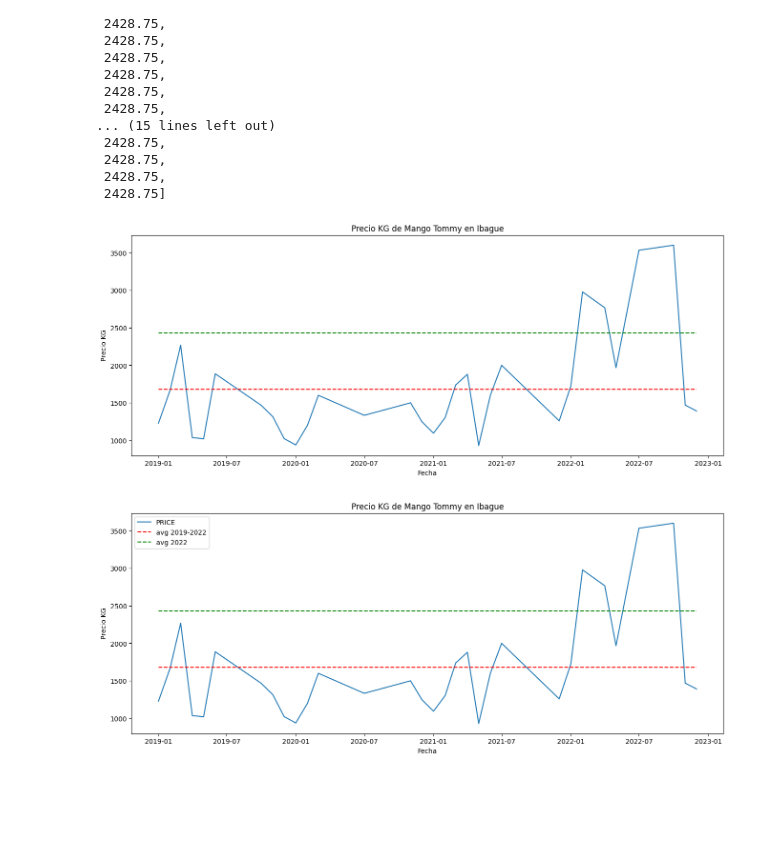
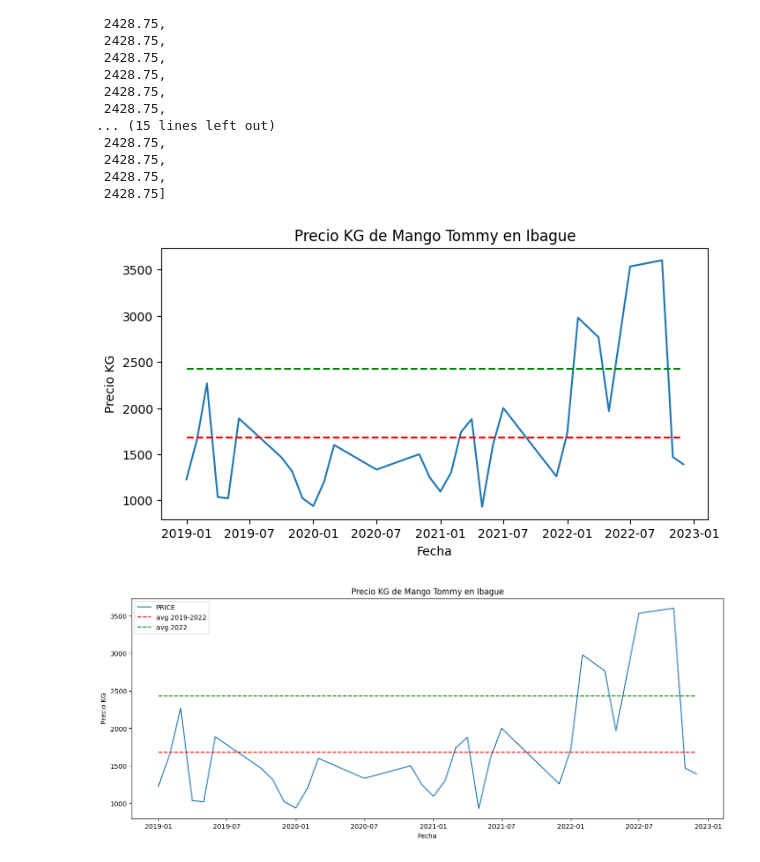
Before and after one commit to RioDeMilo/RETAIL-PRICES-COLOMBIA, a Jupyter notebook: IPC1823.ipynb, the cells around one changed output. Drawn from its saved outputs; the diff is of its cells as text; code cells hidden in the pictures; blank space fills up the shorter version.

```diff
--- a/IPC1823.ipynb
+++ b/IPC1823.ipynb
@@ -339,21 +342,21 @@ y_avg22 = dfpc.loc["2022":"2023","Precio KG"]
 # %%
 # here i noted that is is first necessary to call the size of the figure general atrubites like the x annd y labels
 # and then set every plot that we wanted
 x = dfpc.index
 y = dfpc['Precio KG']
 y_avg = [np.mean(y)] * len(x)
 y_22 = dfpc.loc["2022":"2023","Precio KG"]
 y_avg22=[np.mean(y_22)]* len(x)
-plt.figure(figsize=(16,6))
+plt.figure(figsize=(8,4))
 plt.title(t)
 plt.xlabel('Fecha')
 plt.ylabel('Precio KG')
 plt.plot(x, y)
 plt.plot(x, y_avg, color='red', ls='--')
 plt.plot(x,y_avg22, color="green",ls="--")
 plt.show()
 # %% [output]
-[figure, old version]
+[figure, new version]
 # %%
 # here i noted that is is first necessary to call the size of the figure general atrubites like the x annd y labels
 # and then set every plot that we wanted
```
Also changed, not shown: parts of 13 cells of this notebook.
